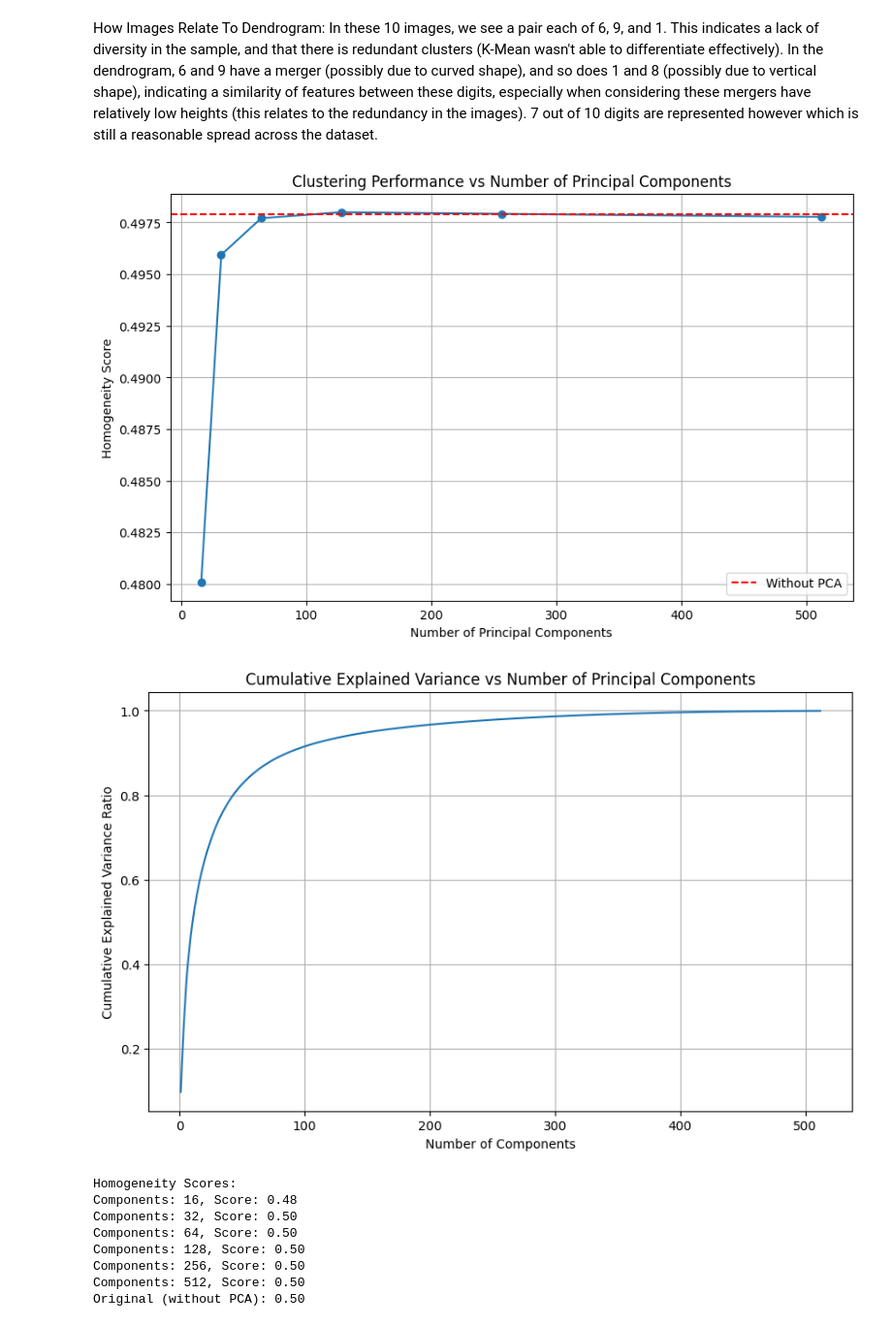
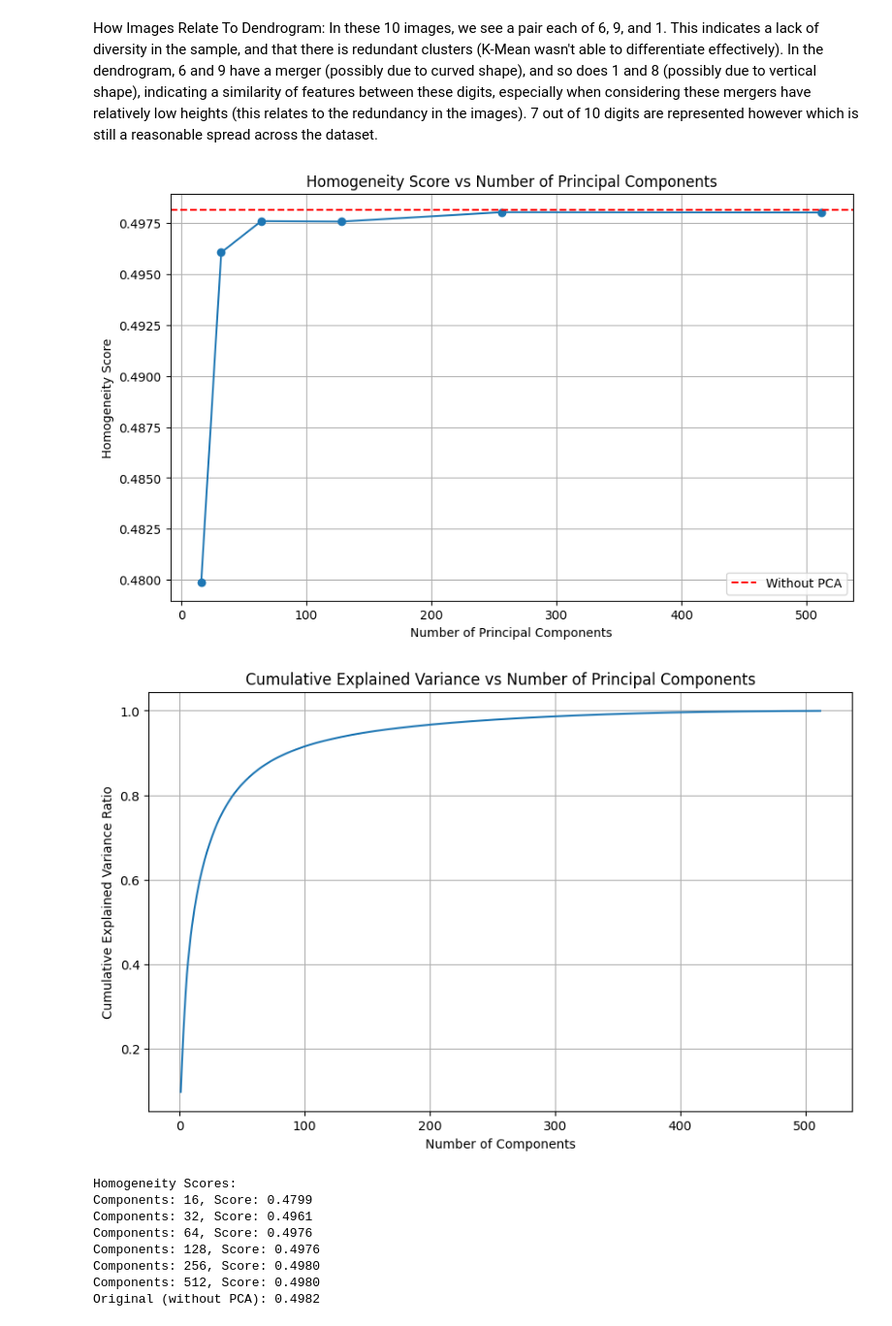
Before and after one commit to EasChen70/MachineLearningProjects, a Jupyter notebook: assignment2.ipynb, the cells around one changed output. Shown: that part at 97% size. Saved outputs shown, nothing was run; the diff lists cells and outputs as text; code cells hidden in the pictures.

```diff
--- a/assignment2.ipynb
+++ b/assignment2.ipynb
@@ -103,43 +103,43 @@ algo = KMeans(n_clusters=10, init = 'random', n_init= 'auto')
 algo.fit(X_train)
 pred = algo.fit_predict(X_test)
 original_homogeneity = homogeneity_score(y_test, pred)
 
 
 #Credit to Claude for helping generate these plots
 #Plot: Number of principal components vs Clustering performance
 plt.figure(figsize=(10, 6))
 plt.plot(component_list, homogeneity_scores, marker='o')
 plt.axhline(y=original_homogeneity, color='r', linestyle='--', label='Without PCA')
 plt.xlabel('Number of Principal Components')
 plt.ylabel('Homogeneity Score')
-plt.title('Clustering Performance vs Number of Principal Components')
+plt.title('Homogeneity Score vs Number of Principal Components')
 plt.legend()
 plt.grid(True)
 plt.show()
 
 #Plot: Cumulative explained variance
 cumulative_variance_ratio = np.cumsum(pca.explained_variance_ratio_)
 plt.figure(figsize=(10, 6))
 plt.plot(range(1, len(cumulative_variance_ratio) + 1), cumulative_variance_ratio)
 plt.xlabel('Number of Components')
 plt.ylabel('Cumulative Explained Variance Ratio')
 plt.title('Cumulative Explained Variance vs Number of Principal Components')
 plt.grid(True)
 plt.show()
 
 #Print results
 print("Homogeneity Scores:")
 for n_components, score in zip(component_list, homogeneity_scores):
-    print(f"Components: {n_components}, Score: {score:.2f}")
-print(f"Original (without PCA): {original_homogeneity:.2f}")
+    print(f"Components: {n_components}, Score: {score:.4f}")
+print(f"Original (without PCA): {original_homogeneity:.4f}")
 # %% [output]
-[figure, old version]
+[figure, new version]
 [figure]
 Homogeneity Scores:
-Components: 16, Score: 0.48
-Components: 32, Score: 0.50
-Components: 64, Score: 0.50
-Components: 128, Score: 0.50
-Components: 256, Score: 0.50
-Components: 512, Score: 0.50
-Original (without PCA): 0.50
+Components: 16, Score: 0.4799
+Components: 32, Score: 0.4961
+Components: 64, Score: 0.4976
+Components: 128, Score: 0.4976
+Components: 256, Score: 0.4980
+Components: 512, Score: 0.4980
+Original (without PCA): 0.4982
```
Also changed, not shown: parts of 1 cell of this notebook.
